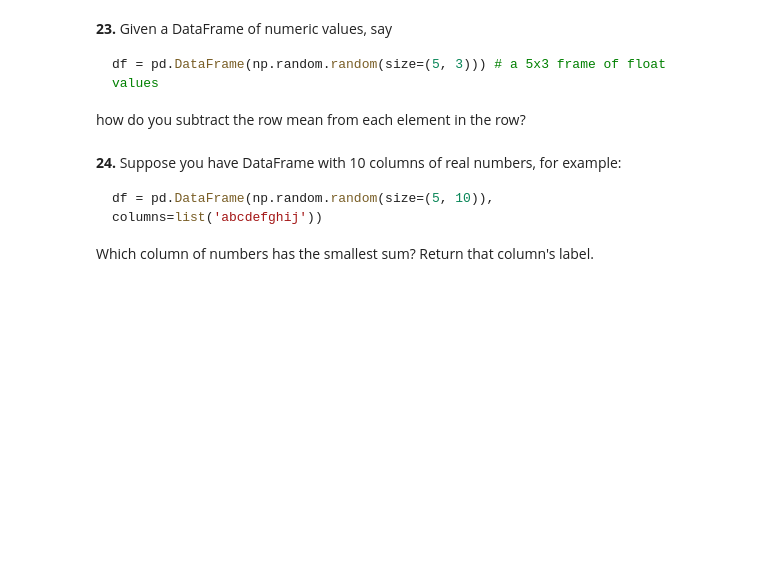
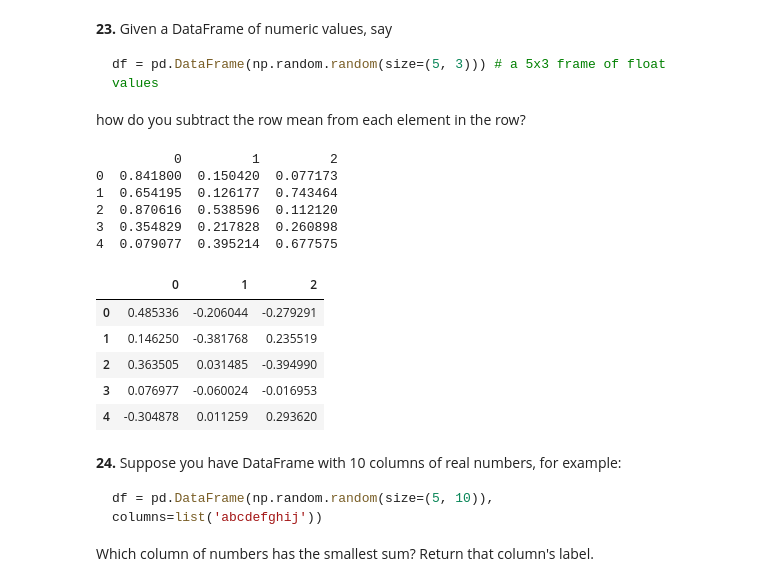
Before and after one commit to copl68/367DataScience, a Jupyter notebook: PandasPuzzles/100-pandas-puzzles.ipynb, the cells around one changed output. Cells and saved outputs as stored; diff of their text form; code cells hidden in the pictures; blank space fills up the shorter version.

````diff
--- a/PandasPuzzles/100-pandas-puzzles.ipynb
+++ b/PandasPuzzles/100-pandas-puzzles.ipynb
@@ -340,6 +352,24 @@ df = pd.DataFrame(np.random.random(size=(5, 3))) # a 5x3 frame of float values
 ```
 
 how do you subtract the row mean from each element in the row?
+# %%
+df = pd.DataFrame(np.random.random(size=(5,3)))
+print(df)
+df.subtract(df.mean(axis=1), axis=0)
+#df.dropna(axis=1)
+# %% [output]
+          0         1         2
+0  0.841800  0.150420  0.077173
+1  0.654195  0.126177  0.743464
+2  0.870616  0.538596  0.112120
+3  0.354829  0.217828  0.260898
+4  0.079077  0.395214  0.677575
+|  | 0 | 1 | 2 |
+| 0 | 0.485336 | -0.206044 | -0.279291 |
+| 1 | 0.146250 | -0.381768 | 0.235519 |
+| 2 | 0.363505 | 0.031485 | -0.394990 |
+| 3 | 0.076977 | -0.060024 | -0.016953 |
+| 4 | -0.304878 | 0.011259 | 0.293620 |
 # %% [markdown]
 **24.** Suppose you have DataFrame with 10 columns of real numbers, for example:
 
````
Also changed, not shown: parts of 1 cell of this notebook.
